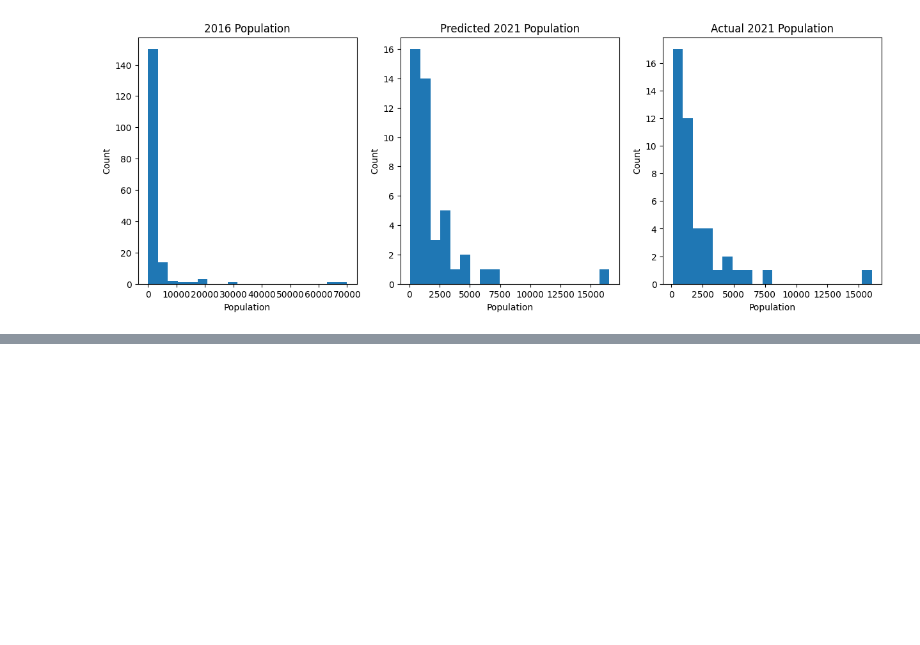
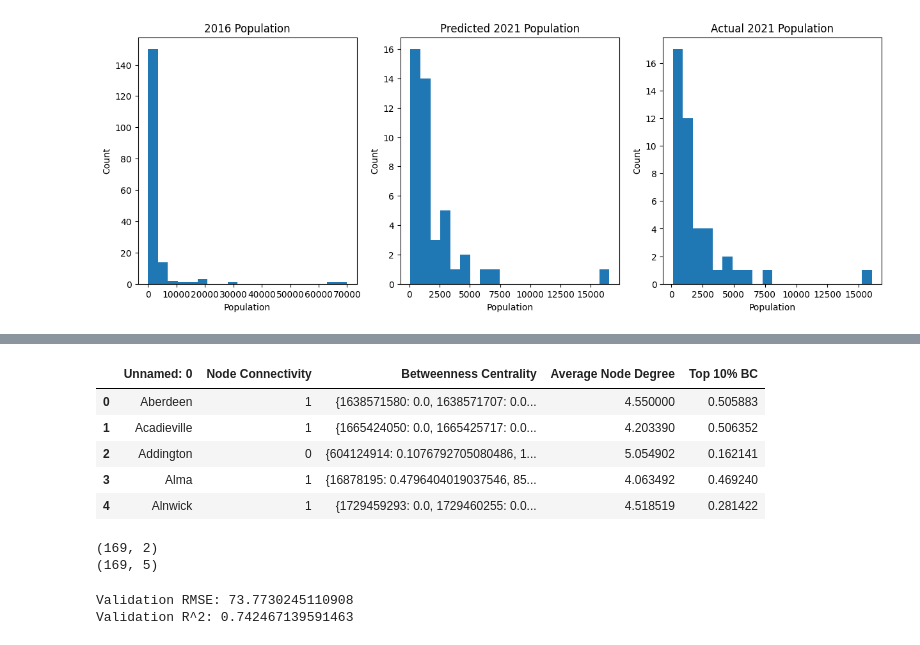
Before and after one commit to danesheppard/CommunityGrowthPrediction, a Jupyter notebook: growthPrediction.ipynb, the cells around one changed output, grey strips where cells are left out. Saved outputs shown, nothing was run; the diff lists cells and outputs as text; code cells hidden in the pictures; blank space fills up the shorter version.

```diff
--- a/growthPrediction.ipynb
+++ b/growthPrediction.ipynb
@@ -175,0 +224,31 @@ plt.show()
+# %%
+# Let's train our model using the road network data and the 2021 population targets
+# First we will need to import the roadCharacteristics file
+
+networks = pd.read_csv('./processedData/networkCharacteristics.csv')
+networks.head()
+# %% [output]
+|  | Unnamed: 0 | Node Connectivity | Betweenness Centrality | Average Node Degree | Top 10% BC |
+| 0 | Aberdeen | 1 | {1638571580: 0.0, 1638571707: 0.0... | 4.550000 | 0.505883 |
+| 1 | Acadieville | 1 | {1665424050: 0.0, 1665425717: 0.0... | 4.203390 | 0.506352 |
+| 2 | Addington | 0 | {604124914: 0.1076792705080486, 1... | 5.054902 | 0.162141 |
+| 3 | Alma | 1 | {16878195: 0.4796404019037546, 85... | 4.063492 | 0.469240 |
+| 4 | Alnwick | 1 | {1729459293: 0.0, 1729460255: 0.0... | 4.518519 | 0.281422 |
+# %%
+# First we will need to rename the first column, and match the community names to the appropriate 2021 data
+networks = networks.rename(columns={'Unnamed: 0': 'GEO_NAME'})
+trimmedNetworks = networks[networks['GEO_NAME'].isin(trimmed2021['GEO_NAME'])]
+trimmedNetworks.shape
+
+# Next we will trim the 2021 data to match the trimmed networks community names
+populationForNetworks2021 = trimmed2021[trimmed2021['GEO_NAME'].isin(trimmedNetworks['GEO_NAME'])]
+
+# And then we need to reorder, as with when we were working with the census data
+populationForNetworks2021 = populationForNetworks2021.sort_values(by='GEO_NAME')
+trimmedNetworks = trimmedNetworks.sort_values(by='GEO_NAME')
+
+print(populationForNetworks2021.shape)
+print(trimmedNetworks.shape)
+# %% [output]
+(169, 2)
+(169, 5)
@@ -175,0 +288,14 @@ plt.show()
+# %%
+# Predict our values
+yPredNetworks = networkModel.predict(XValNetworks)
+
+# Calculate the root mean squared error
+valRmseNetworks = np.sqrt(mean_squared_error(yValNetworks, yPredNetworks, squared=False))
+# Calculate the R^2 value
+valR2Networks = r2_score(yValNetworks, yPredNetworks)
+
+print(f'Validation RMSE: {valRmseNetworks}')
+print(f'Validation R^2: {valR2Networks}')
+# %% [output]
+Validation RMSE: 73.7730245110908
+Validation R^2: 0.742467139591463
```
Also changed, not shown: parts of 13 cells of this notebook, 5 other files.
